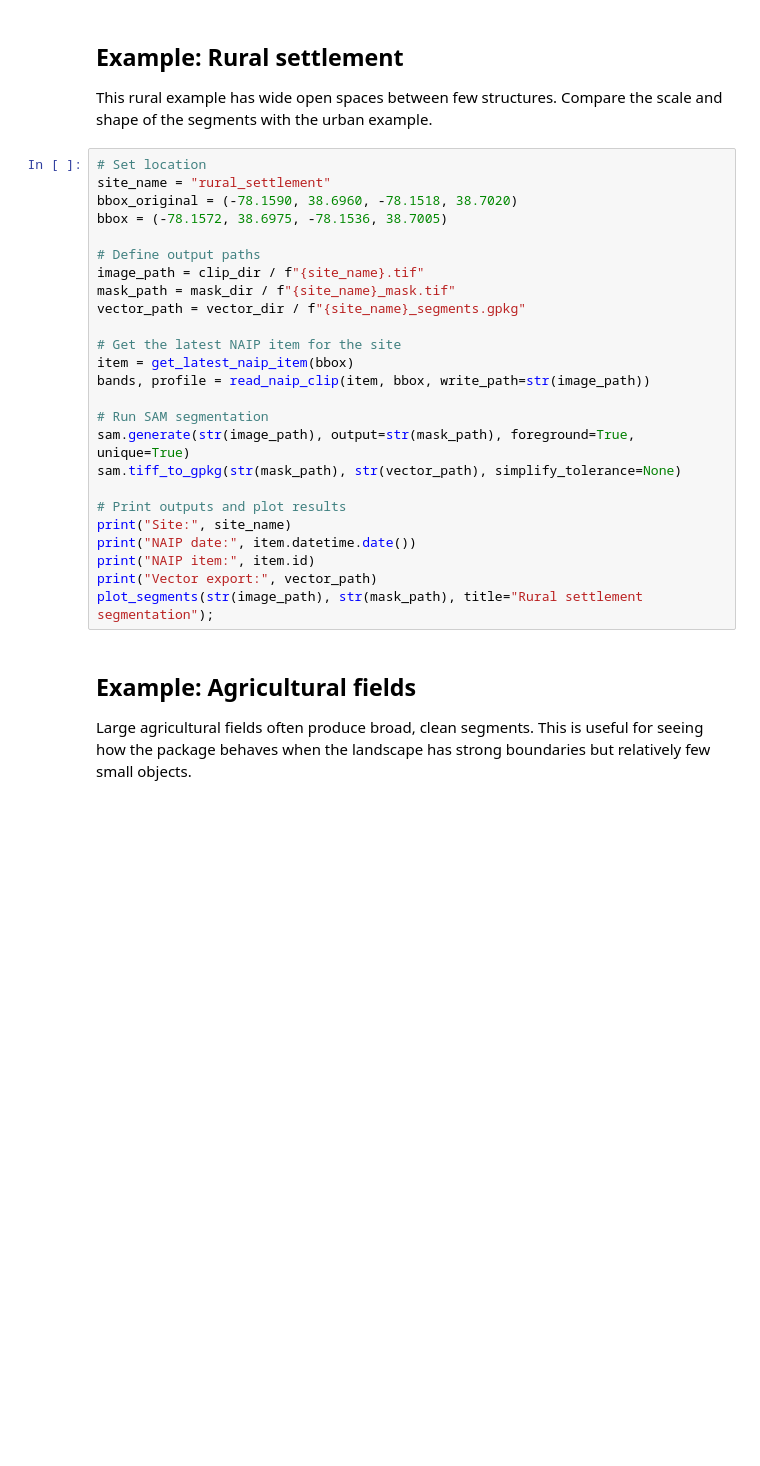
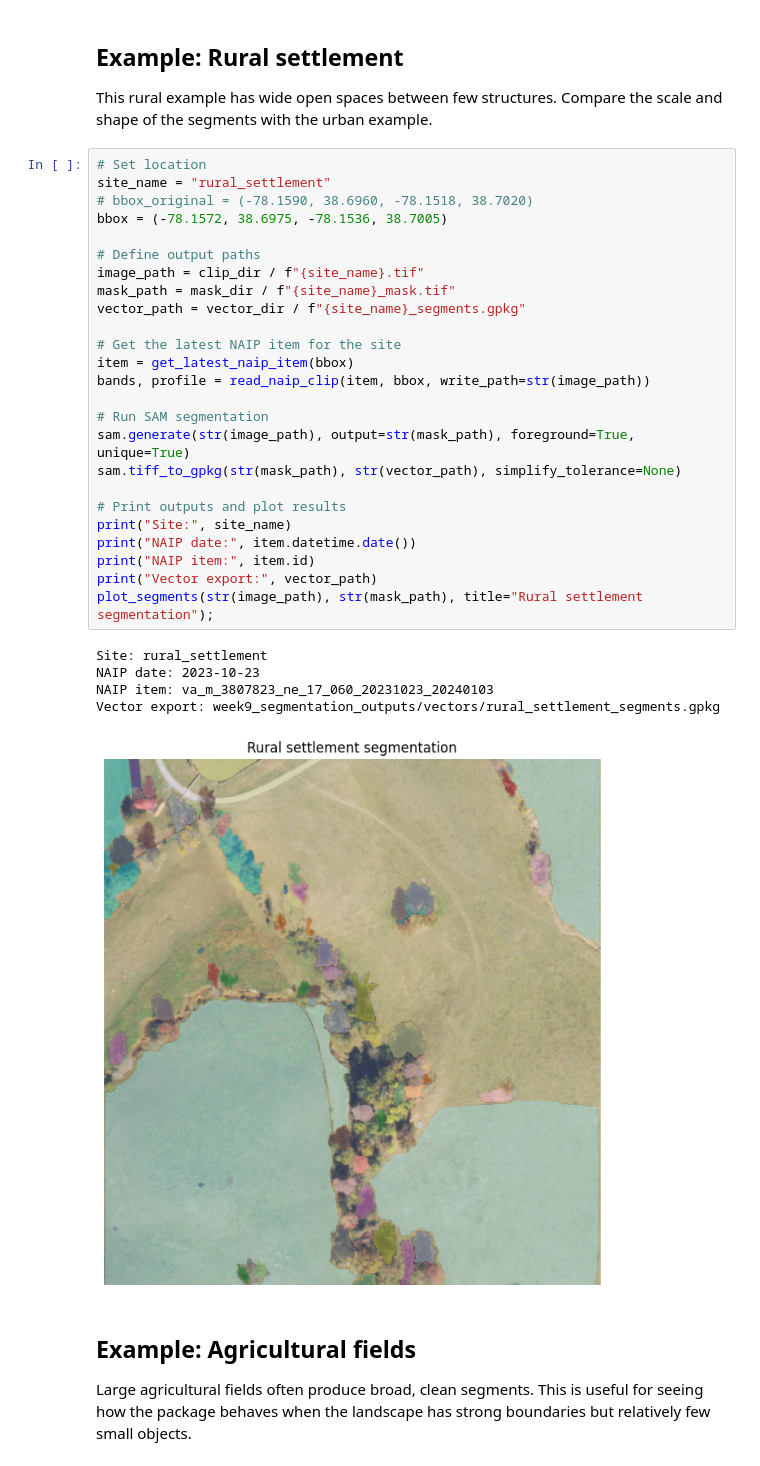
Before and after one commit to edwardoughton/GeoAI, a Jupyter notebook: 09_01_ggs590_geoai.ipynb, the cells around one changed output. Saved outputs shown, nothing was run; the diff lists cells and outputs as text; blank space fills up the shorter version.

```diff
--- a/09_01_ggs590_geoai.ipynb
+++ b/09_01_ggs590_geoai.ipynb
@@ -267,28 +292,34 @@ This rural example has wide open spaces between few structures. Compare the scal
 # %%
 # Set location
 site_name = "rural_settlement"
-bbox_original = (-78.1590, 38.6960, -78.1518, 38.7020)
+# bbox_original = (-78.1590, 38.6960, -78.1518, 38.7020)
 bbox = (-78.1572, 38.6975, -78.1536, 38.7005)
 
 # Define output paths
 image_path = clip_dir / f"{site_name}.tif"
 mask_path = mask_dir / f"{site_name}_mask.tif"
 vector_path = vector_dir / f"{site_name}_segments.gpkg"
 
 # Get the latest NAIP item for the site
 item = get_latest_naip_item(bbox)
 bands, profile = read_naip_clip(item, bbox, write_path=str(image_path))
 
 # Run SAM segmentation
 sam.generate(str(image_path), output=str(mask_path), foreground=True, unique=True)
 sam.tiff_to_gpkg(str(mask_path), str(vector_path), simplify_tolerance=None)
 
 # Print outputs and plot results
 print("Site:", site_name)
 print("NAIP date:", item.datetime.date())
 print("NAIP item:", item.id)
 print("Vector export:", vector_path)
 plot_segments(str(image_path), str(mask_path), title="Rural settlement segmentation");
+# %% [output]
+Site: rural_settlement
+NAIP date: 2023-10-23
+NAIP item: va_m_3807823_ne_17_060_20231023_20240103
+Vector export: week9_segmentation_outputs/vectors/rural_settlement_segments.gpkg
+[figure, added]
 # %% [markdown]
 ## Example: Agricultural fields
 
```
Also changed, not shown: parts of 2 cells of this notebook.
